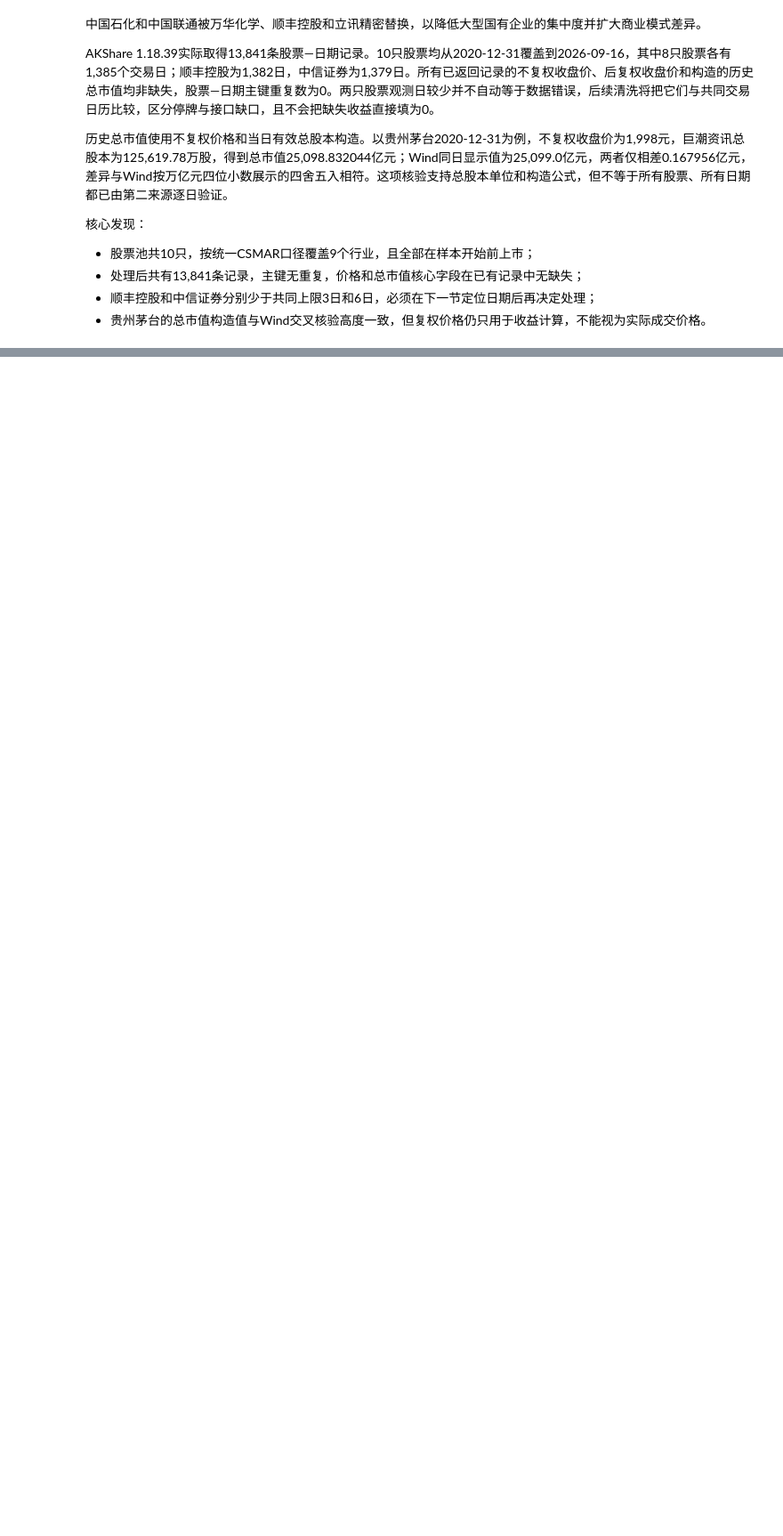
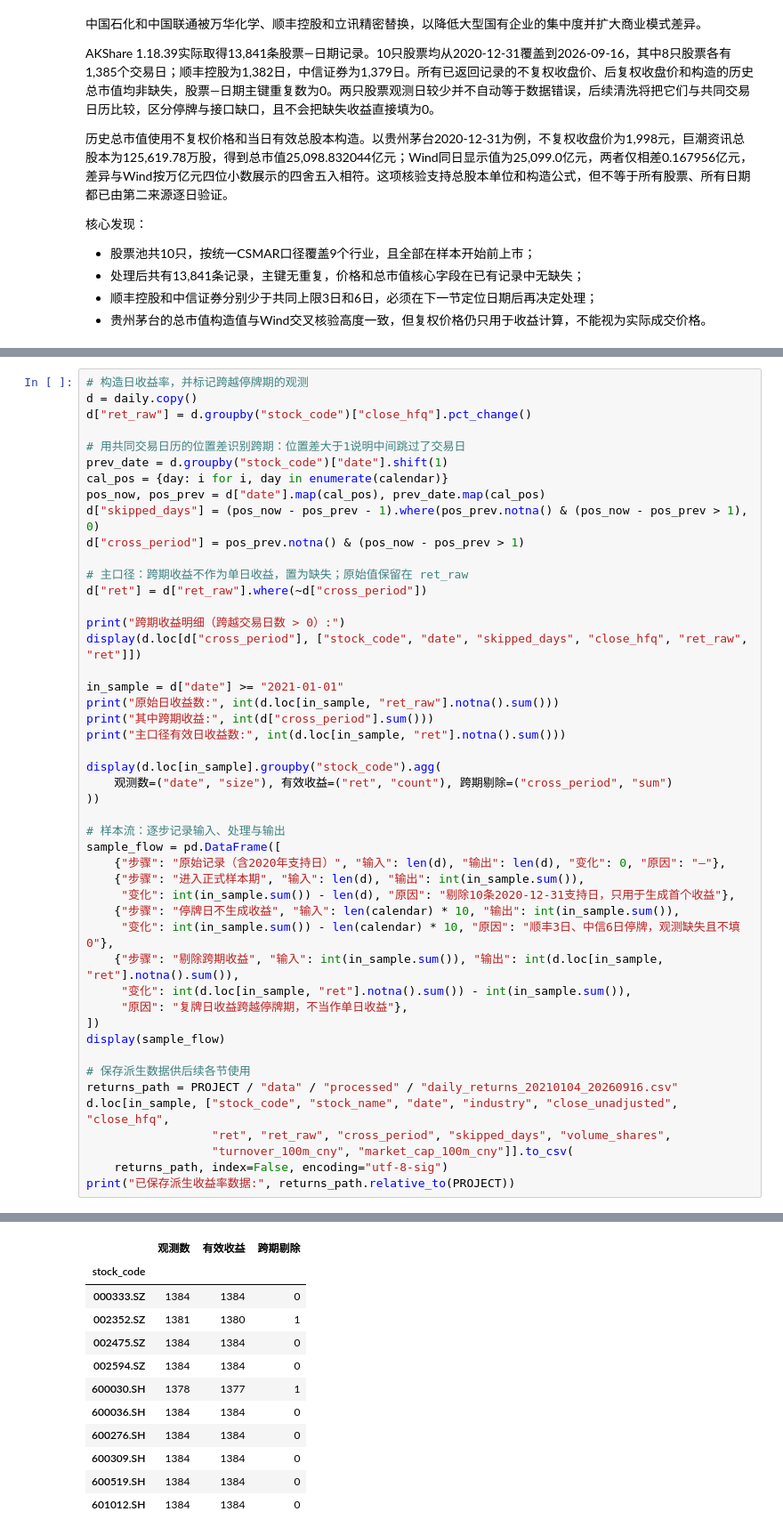
Before and after one commit to Jaremy112/fineco-homework, a Jupyter notebook: hw-02/hw_02-1.ipynb, the cells around one changed output, grey strips where cells are left out. Shown at 89% size. Drawn from its saved outputs; the diff is of its cells as text; blank space fills up the shorter version.

```diff
--- a/hw-02/hw_02-1.ipynb
+++ b/hw-02/hw_02-1.ipynb
@@ -210,0 +304,48 @@ AKShare 1.18.39实际取得13,841条股票—日期记录。10只股票均从202
+# %%
+# 构造日收益率，并标记跨越停牌期的观测
+d = daily.copy()
+d["ret_raw"] = d.groupby("stock_code")["close_hfq"].pct_change()
+
+# 用共同交易日历的位置差识别跨期：位置差大于1说明中间跳过了交易日
+prev_date = d.groupby("stock_code")["date"].shift(1)
+cal_pos = {day: i for i, day in enumerate(calendar)}
+pos_now, pos_prev = d["date"].map(cal_pos), prev_date.map(cal_pos)
+d["skipped_days"] = (pos_now - pos_prev - 1).where(pos_prev.notna() & (pos_now - pos_prev > 1), 0)
+d["cross_period"] = pos_prev.notna() & (pos_now - pos_prev > 1)
+
+# 主口径：跨期收益不作为单日收益，置为缺失；原始值保留在 ret_raw
+d["ret"] = d["ret_raw"].where(~d["cross_period"])
+
+print("跨期收益明细（跨越交易日数 > 0）:")
+display(d.loc[d["cross_period"], ["stock_code", "date", "skipped_days", "close_hfq", "ret_raw", "ret"]])
+
+in_sample = d["date"] >= "2021-01-01"
+print("原始日收益数:", int(d.loc[in_sample, "ret_raw"].notna().sum()))
+print("其中跨期收益:", int(d["cross_period"].sum()))
+print("主口径有效日收益数:", int(d.loc[in_sample, "ret"].notna().sum()))
+
+display(d.loc[in_sample].groupby("stock_code").agg(
+    观测数=("date", "size"), 有效收益=("ret", "count"), 跨期剔除=("cross_period", "sum")
+))
+
+# 样本流：逐步记录输入、处理与输出
+sample_flow = pd.DataFrame([
+    {"步骤": "原始记录（含2020年支持日）", "输入": len(d), "输出": len(d), "变化": 0, "原因": "—"},
+    {"步骤": "进入正式样本期", "输入": len(d), "输出": int(in_sample.sum()),
+     "变化": int(in_sample.sum()) - len(d), "原因": "剔除10条2020-12-31支持日，只用于生成首个收益"},
+    {"步骤": "停牌日不生成收益", "输入": len(calendar) * 10, "输出": int(in_sample.sum()),
+     "变化": int(in_sample.sum()) - len(calendar) * 10, "原因": "顺丰3日、中信6日停牌，观测缺失且不填0"},
+    {"步骤": "剔除跨期收益", "输入": int(in_sample.sum()), "输出": int(d.loc[in_sample, "ret"].notna().sum()),
+     "变化": int(d.loc[in_sample, "ret"].notna().sum()) - int(in_sample.sum()),
+     "原因": "复牌日收益跨越停牌期，不当作单日收益"},
+])
+display(sample_flow)
+
+# 保存派生数据供后续各节使用
+returns_path = PROJECT / "data" / "processed" / "daily_returns_20210104_20260916.csv"
+d.loc[in_sample, ["stock_code", "stock_name", "date", "industry", "close_unadjusted", "close_hfq",
+                  "ret", "ret_raw", "cross_period", "skipped_days", "volume_shares",
+                  "turnover_100m_cny", "market_cap_100m_cny"]].to_csv(
+    returns_path, index=False, encoding="utf-8-sig")
+print("已保存派生收益率数据:", returns_path.relative_to(PROJECT))
+# %% [output]
@@ -210,0 +359,12 @@ AKShare 1.18.39实际取得13,841条股票—日期记录。10只股票均从202
+|  | 观测数 | 有效收益 | 跨期剔除 |
+| stock_code |  |  |  |
+| 000333.SZ | 1384 | 1384 | 0 |
+| 002352.SZ | 1381 | 1380 | 1 |
+| 002475.SZ | 1384 | 1384 | 0 |
+| 002594.SZ | 1384 | 1384 | 0 |
+| 600030.SH | 1378 | 1377 | 1 |
+| 600036.SH | 1384 | 1384 | 0 |
+| 600276.SH | 1384 | 1384 | 0 |
+| 600309.SH | 1384 | 1384 | 0 |
+| 600519.SH | 1384 | 1384 | 0 |
+| 601012.SH | 1384 | 1384 | 0 |
```
Also changed, not shown: parts of 10 cells of this notebook, 6 other files.
